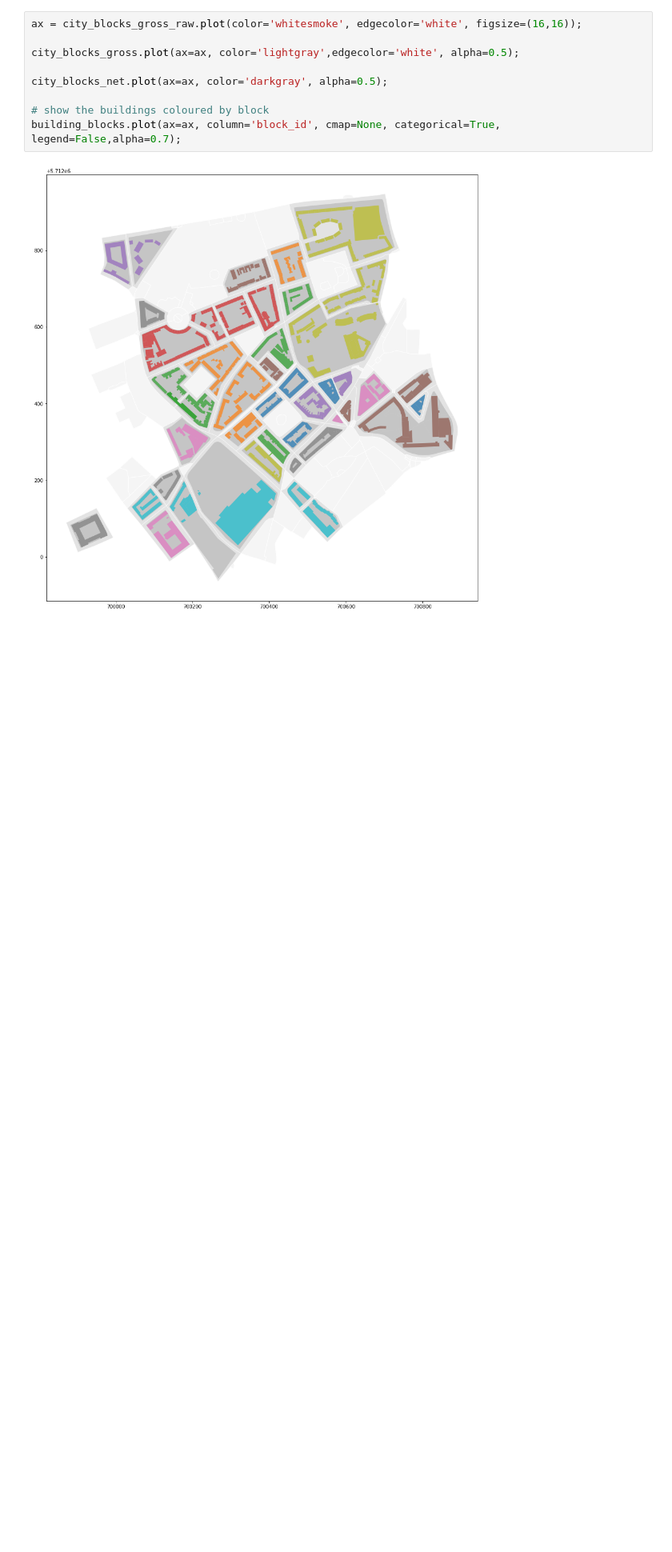
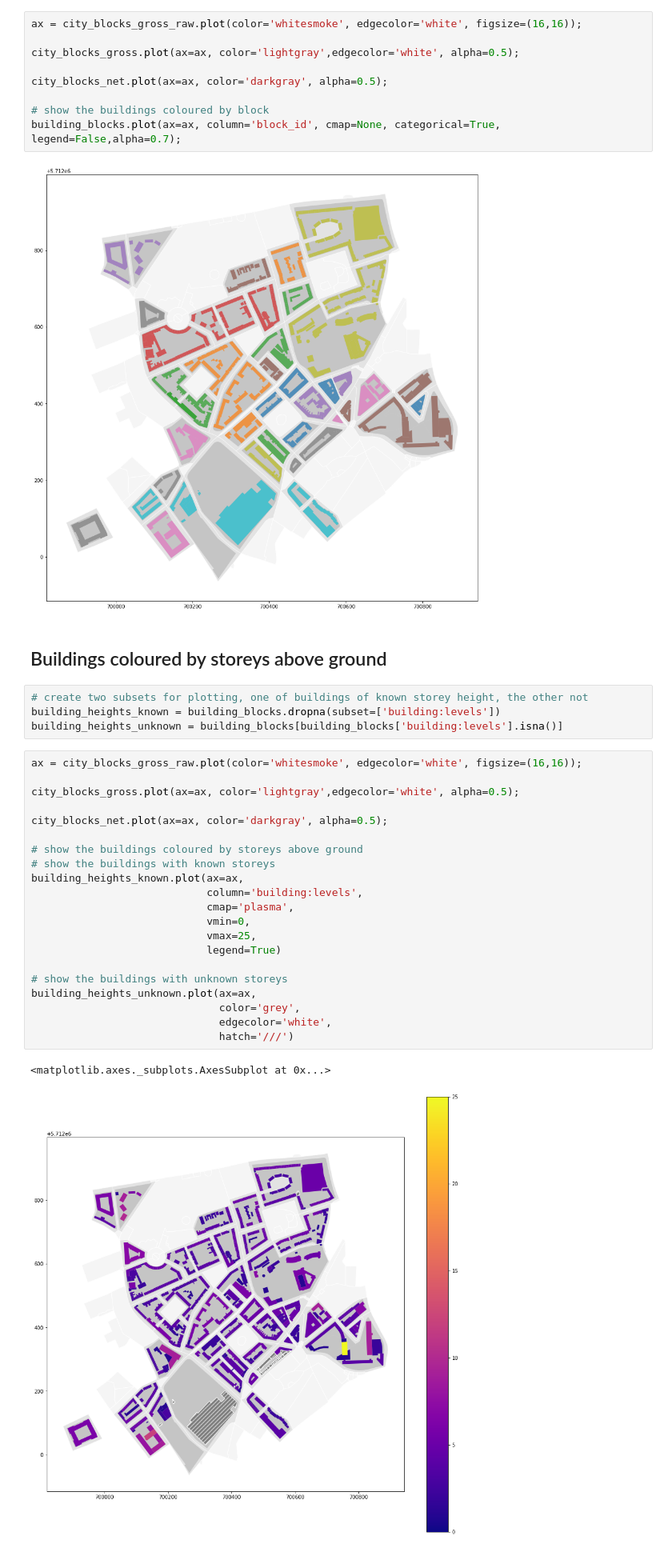
Before and after one commit to AtelierLibre/osmuf, a Jupyter notebook: notebooks/01-buildings_by_block.ipynb, the cells around one changed output. Shown at 80% size. Drawn from its saved outputs; the diff is of its cells as text; blank space fills up the shorter version.

Commit message:
added building heights plot

```diff
--- a/notebooks/01-buildings_by_block.ipynb
+++ b/notebooks/01-buildings_by_block.ipynb
@@ -29,3 +33,33 @@ city_blocks_net.plot(ax=ax, color='darkgray', alpha=0.5);
 building_blocks.plot(ax=ax, column='block_id', cmap=None, categorical=True, legend=False,alpha=0.7);
 # %% [output]
 [figure]
+# %% [markdown]
+## Buildings coloured by storeys above ground
+# %%
+# create two subsets for plotting, one of buildings of known storey height, the other not
+building_heights_known = building_blocks.dropna(subset=['building:levels'])
+building_heights_unknown = building_blocks[building_blocks['building:levels'].isna()]
+# %%
+ax = city_blocks_gross_raw.plot(color='whitesmoke', edgecolor='white', figsize=(16,16));
+
+city_blocks_gross.plot(ax=ax, color='lightgray',edgecolor='white', alpha=0.5);
+
+city_blocks_net.plot(ax=ax, color='darkgray', alpha=0.5);
+
+# show the buildings coloured by storeys above ground
+# show the buildings with known storeys
+building_heights_known.plot(ax=ax,
+                            column='building:levels',
+                            cmap='plasma',
+                            vmin=0,
+                            vmax=25,
+                            legend=True)
+
+# show the buildings with unknown storeys
+building_heights_unknown.plot(ax=ax,
+                              color='grey',
+                              edgecolor='white',
+                              hatch='///')
+# %% [output]
+<matplotlib.axes._subplots.AxesSubplot at 0x...>
+[figure, added]
```
Also changed, not shown: parts of 2 cells of this notebook.
